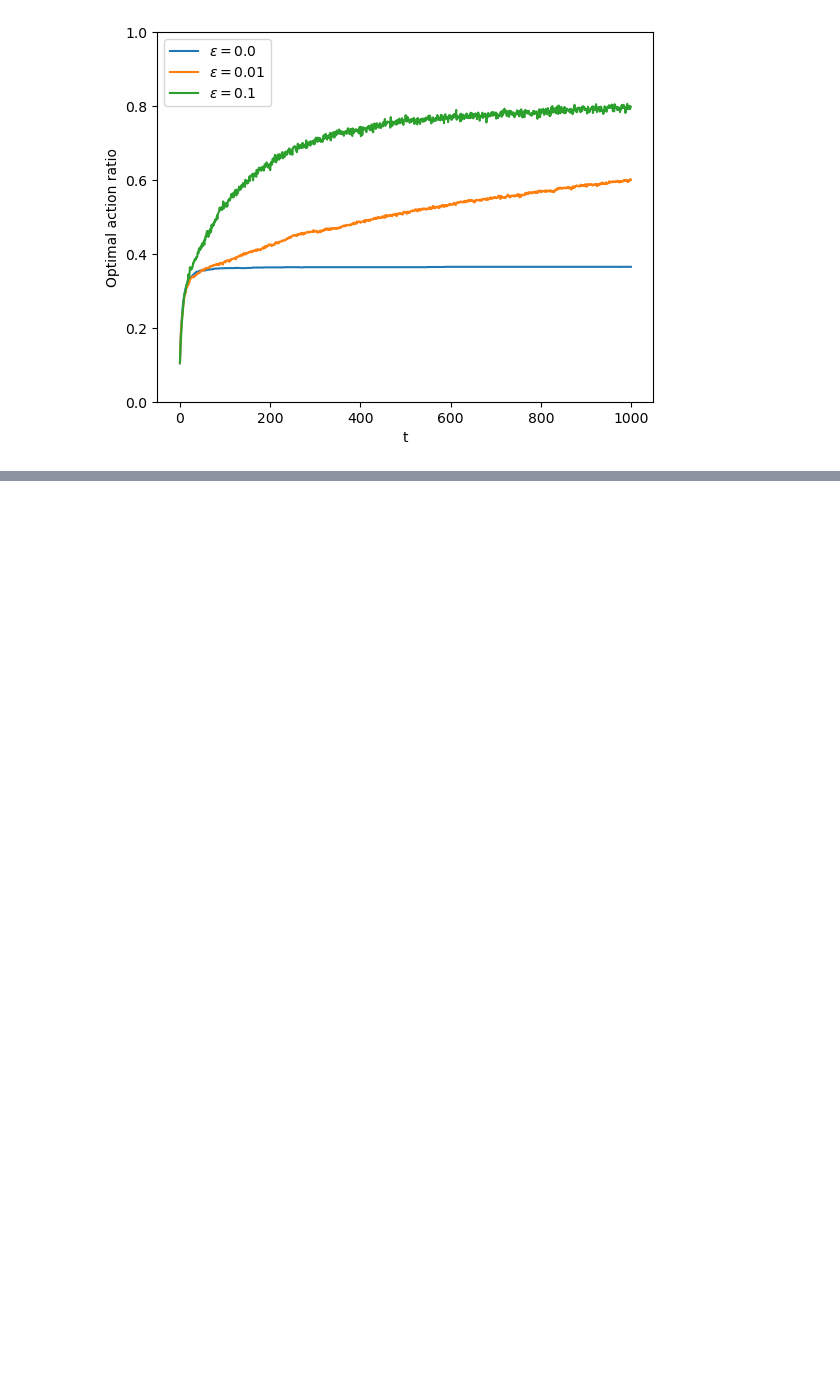
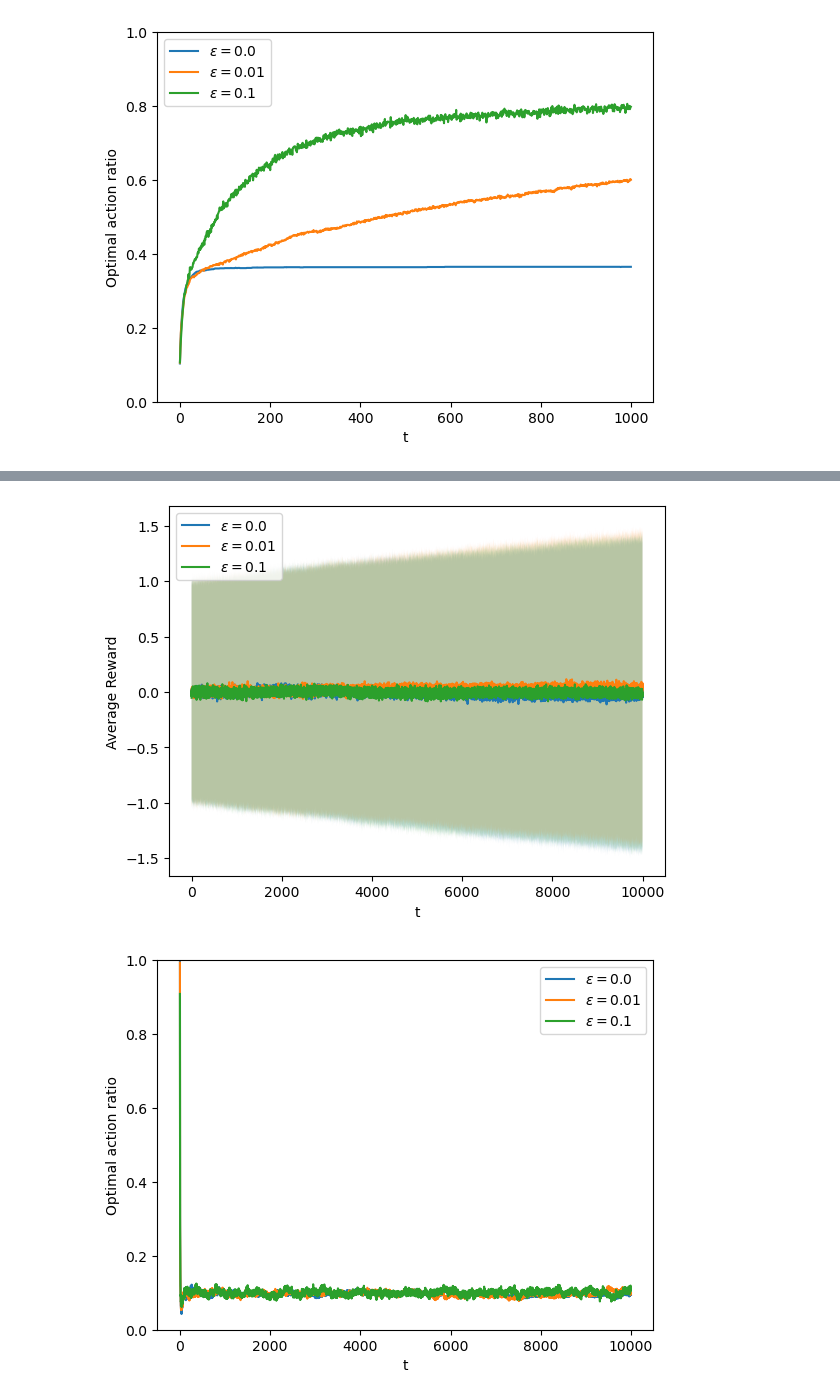
Before and after one commit to csongorszasz/rlbook-2nd, a Jupyter notebook: ch02/kbandit.ipynb, the cells around one changed output, grey strips where cells are left out. Cells and saved outputs as stored; diff of their text form; code cells hidden in the pictures; blank space fills up the shorter version.

```diff
--- a/ch02/kbandit.ipynb
+++ b/ch02/kbandit.ipynb
@@ -162,0 +228,30 @@ plot_optimal_action_ratio(metrics, configs)
+# %%
+c1 = Config(
+    bandit_cls = BanditNonstat,
+    k = 10,
+    time_steps = 10000,
+    experiments = 2000,
+    eps = 0.0,
+    constant_step = True,
+    alpha = 0.1,
+    noise_var = 0.01,
+)
+c2 = copy.deepcopy(c1)
+c2.eps = 0.01
+c3 = copy.deepcopy(c1)
+c3.eps = 0.1
+configs = (c1, c2, c3)
+
+metrics = []
+for c in configs:
+    mc = MetricsCollection(c)
+    for exp_nr in range(c.experiments):
+        ms: MetricsSingle = do_experiment(c)
+        mc.save_experiment(ms)
+    metrics.append(mc)
+
+plot_rewards(metrics, configs)
+plot_optimal_action_ratio(metrics, configs)
+# %% [output]
+[figure, added]
+[figure, added]
```
Also changed, not shown: parts of 16 cells of this notebook.
